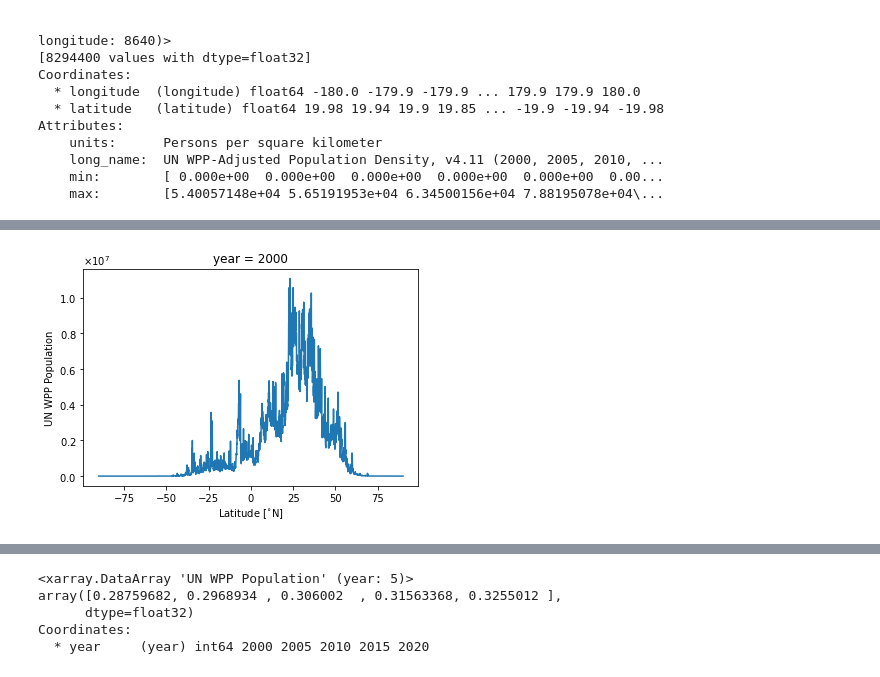
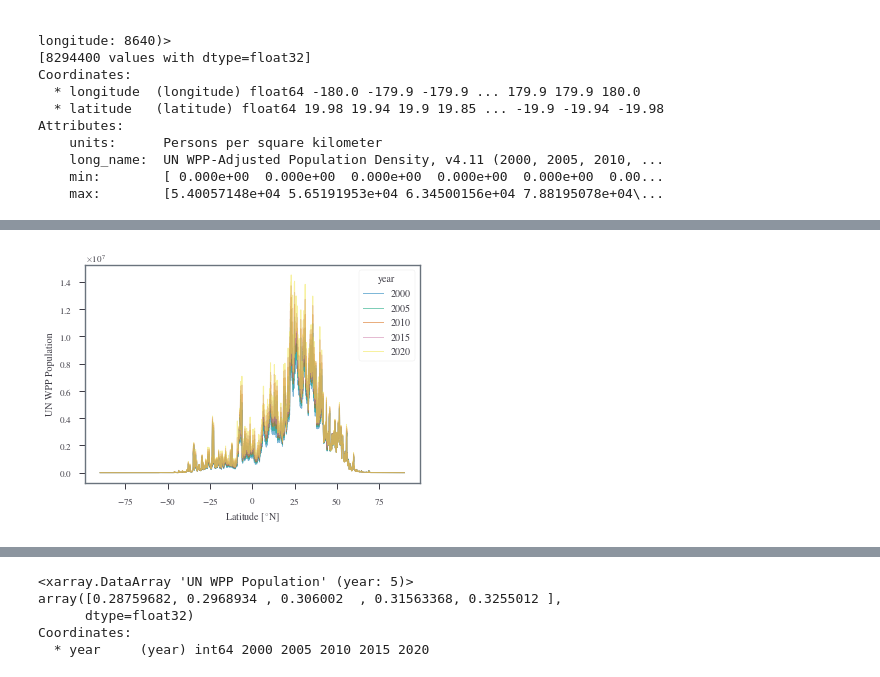
Before and after one commit to sdat2/pop, a Jupyter notebook: Pop.ipynb, the cells around one changed output, grey strips where cells are left out. Saved outputs shown, nothing was run; the diff lists cells and outputs as text; code cells hidden in the pictures.

Commit message:
ext: adding main result to README, updating figures

```diff
--- a/Pop.ipynb
+++ b/Pop.ipynb
@@ -123,8 +124,8 @@ plt.xticks([2000, 2005, 2010, 2015, 2020])
 # %%
-plot_units(count_all.sum(dim="longitude").isel(year=0)).plot()
+plot_units(count_all.sum(dim="longitude")).plot.line(hue="year", alpha=0.5)
 plt.gca().ticklabel_format(axis="y", style="sci", scilimits=(0, 0), useMathText=True)
 # %% [output]
-[figure, old version]
+[figure, new version]
 # %%
 count_all.sum(dim=["longitude", "latitude"]).plot()
 count_all.sel(latitude=slice(20,-20)).sum(dim=["longitude", "latitude"]).plot()
```
Also changed, not shown: parts of 10 cells of this notebook, 1 other file.
